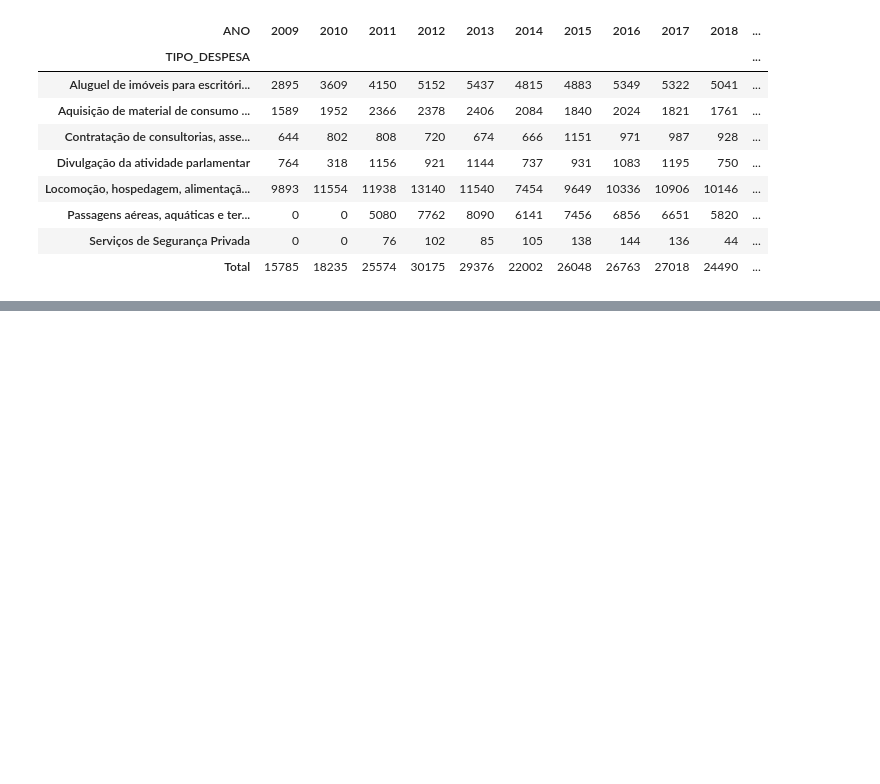
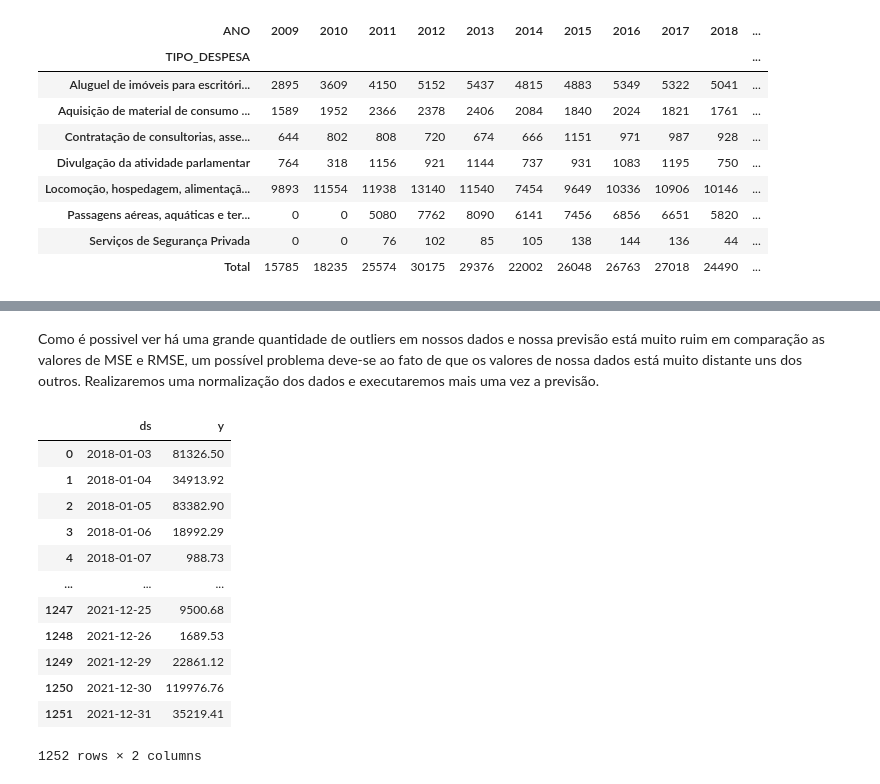
Before and after one commit to LuizHB23/7DaysOfCode-Ciencia-de-Dados, a Jupyter notebook: main.ipynb, the cells around one changed output, grey strips where cells are left out. Saved outputs shown, nothing was run; the diff lists cells and outputs as text; code cells hidden in the pictures; blank space fills up the shorter version.

```diff
--- a/main.ipynb
+++ b/main.ipynb
@@ -342,0 +474,22 @@ tabela_despesas_estilizada
+# %% [markdown]
+Como é possivel ver há uma grande quantidade de outliers em nossos dados e nossa previsão está muito ruim em comparação as valores de MSE e RMSE, um possível problema deve-se ao fato de que os valores de nossa dados está muito distante uns dos outros. Realizaremos uma normalização dos dados e executaremos mais uma vez a previsão.
+# %%
+previsao_outilier = previsao.query('ds < 2022')
+
+sem_outliers = df_prophet[(df_prophet['y'] > previsao_outilier['yhat_lower']) & (df_prophet['y'] < previsao_outilier['yhat_upper'])]
+sem_outliers = sem_outliers.reset_index(drop=True)
+sem_outliers
+# %% [output]
+|  | ds | y |
+| 0 | 2018-01-03 | 81326.50 |
+| 1 | 2018-01-04 | 34913.92 |
+| 2 | 2018-01-05 | 83382.90 |
+| 3 | 2018-01-06 | 18992.29 |
+| 4 | 2018-01-07 | 988.73 |
+| ... | ... | ... |
+| 1247 | 2021-12-25 | 9500.68 |
+| 1248 | 2021-12-26 | 1689.53 |
+| 1249 | 2021-12-29 | 22861.12 |
+| 1250 | 2021-12-30 | 119976.76 |
+| 1251 | 2021-12-31 | 35219.41 |
+1252 rows × 2 columns
```
Also changed, not shown: parts of 22 cells of this notebook.
